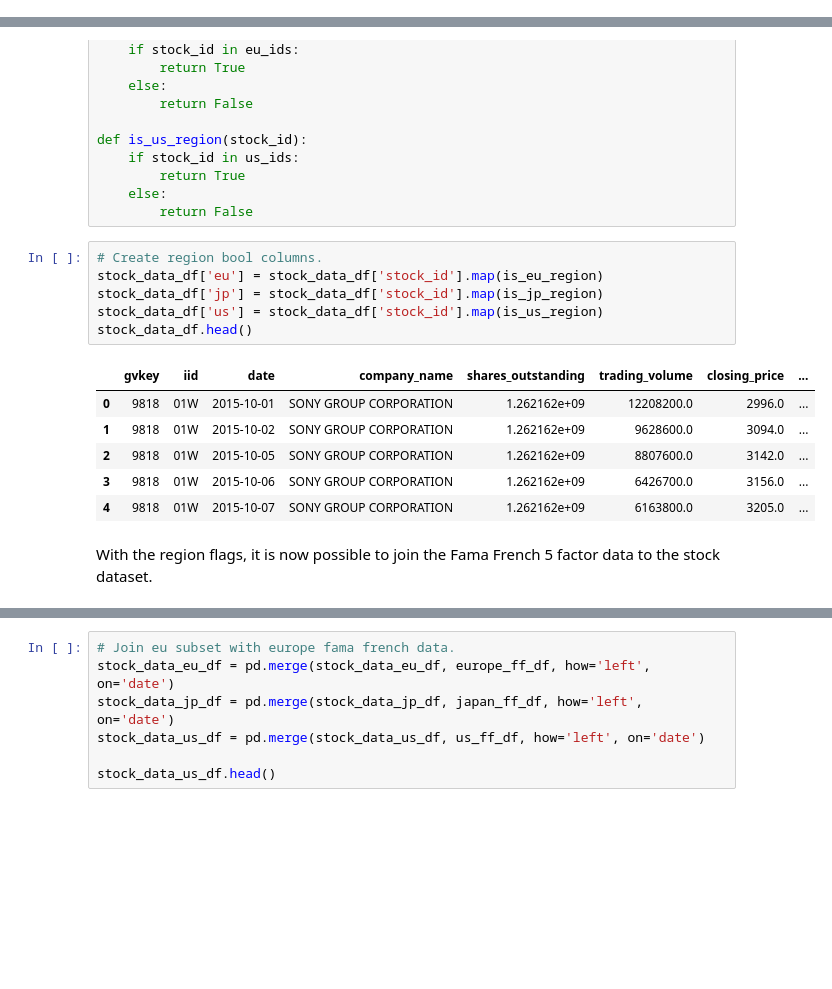
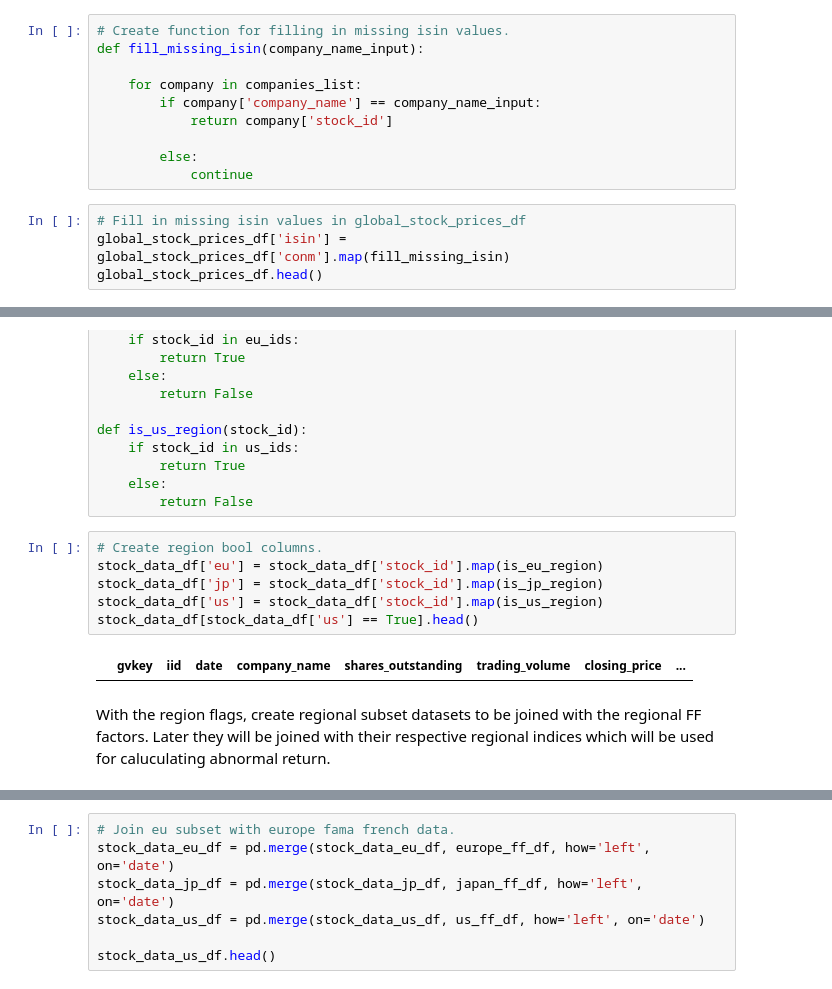
Before and after one commit to c0nn0rstevens/video-game-review-scores-returns-thesis, a Jupyter notebook: stock_prices_data_exploration.ipynb, the cells around one changed output, grey strips where cells are left out. Drawn from its saved outputs; the diff is of its cells as text; blank space fills up the shorter version.

```diff
--- a/stock_prices_data_exploration.ipynb
+++ b/stock_prices_data_exploration.ipynb
@@ -53,0 +76,14 @@ array(['SONY GROUP CORPORATION', 'NINTENDO CO LTD',
+# %%
+# Create function for filling in missing isin values.
+def fill_missing_isin(company_name_input):
+
+    for company in companies_list:
+        if company['company_name'] == company_name_input:
+            return company['stock_id']
+
+        else:
+            continue
+# %%
+# Fill in missing isin values in global_stock_prices_df
+global_stock_prices_df['isin'] = global_stock_prices_df['conm'].map(fill_missing_isin)
+global_stock_prices_df.head()
@@ -266,18 +305,13 @@ def is_us_region(stock_id):
 # %%
 # Create region bool columns.
 stock_data_df['eu'] = stock_data_df['stock_id'].map(is_eu_region)
 stock_data_df['jp'] = stock_data_df['stock_id'].map(is_jp_region)
 stock_data_df['us'] = stock_data_df['stock_id'].map(is_us_region)
-stock_data_df.head()
+stock_data_df[stock_data_df['us'] == True].head()
 # %% [output]
 |  | gvkey | iid | date | company_name | shares_outstanding | trading_volume | closing_price | ... |
-| 0 | 9818 | 01W | 2015-10-01 | SONY GROUP CORPORATION | 1.262162e+09 | 12208200.0 | 2996.0 | ... |
-| 1 | 9818 | 01W | 2015-10-02 | SONY GROUP CORPORATION | 1.262162e+09 | 9628600.0 | 3094.0 | ... |
-| 2 | 9818 | 01W | 2015-10-05 | SONY GROUP CORPORATION | 1.262162e+09 | 8807600.0 | 3142.0 | ... |
-| 3 | 9818 | 01W | 2015-10-06 | SONY GROUP CORPORATION | 1.262162e+09 | 6426700.0 | 3156.0 | ... |
-| 4 | 9818 | 01W | 2015-10-07 | SONY GROUP CORPORATION | 1.262162e+09 | 6163800.0 | 3205.0 | ... |
-# %% [markdown]
-With the region flags, it is now possible to join the Fama French 5 factor data to the stock dataset.
+# %% [markdown]
+With the region flags, create regional subset datasets to be joined with the regional FF factors. Later they will be joined with their respective regional indices which will be used for caluculating abnormal return.
 # %%
 # Get subset of stock_data_df based on each region.
 stock_data_eu_df = stock_data_df[stock_data_df['eu']]
```
Also changed, not shown: parts of 16 cells of this notebook.
